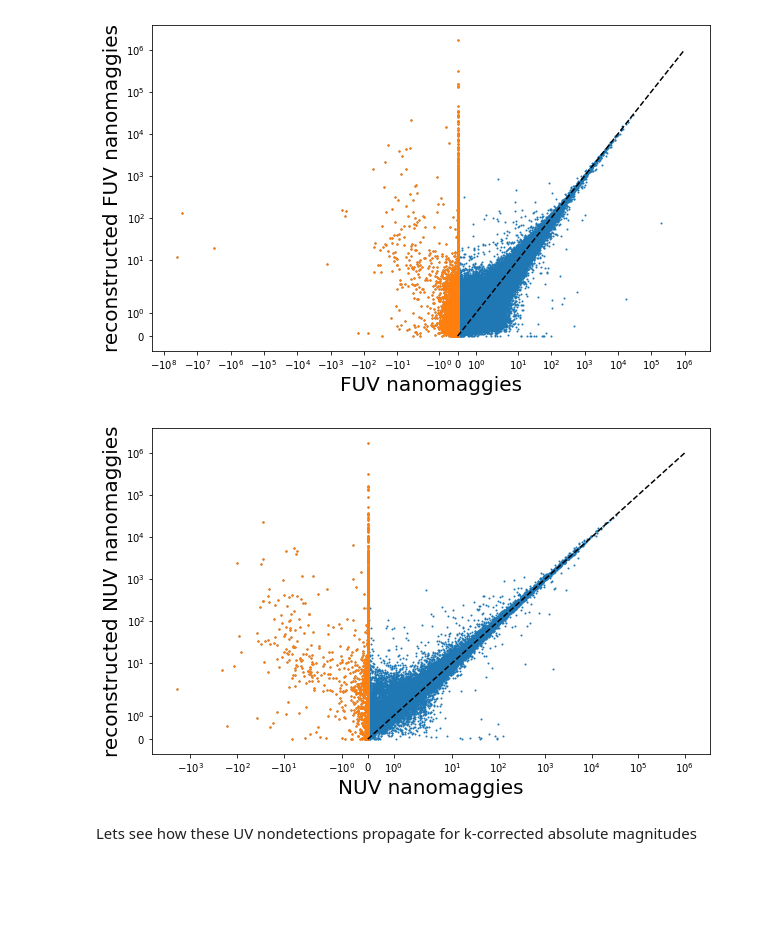
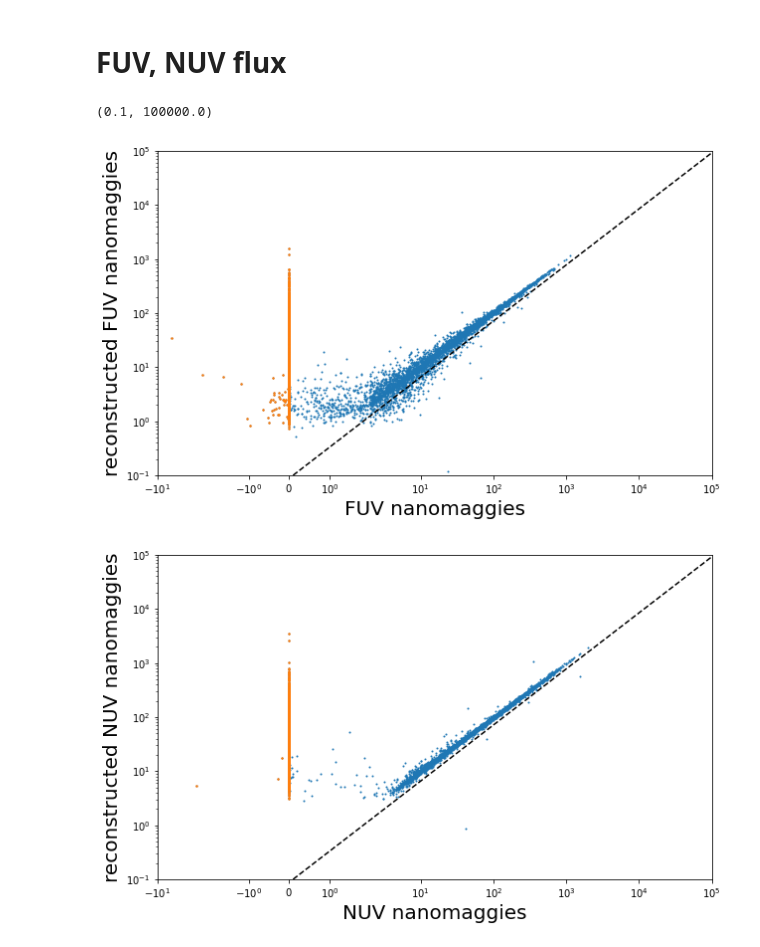
Before and after one commit to IQcollaboratory/galpopFM, a Jupyter notebook: nb/sdss_uv.ipynb, the cells around one changed output. Saved outputs shown, nothing was run; the diff lists cells and outputs as text; code cells hidden in the pictures; blank space fills up the shorter version.

```diff
--- a/nb/sdss_uv.ipynb
+++ b/nb/sdss_uv.ipynb
@@ -15,28 +10,40 @@ nmgy_fuv, nmgy_nuv = nsa.data['NMGY'][:,0], nsa.data['NMGY'][:,1]
+# %%
+sdss = Catalog('tinker')
+# %%
+# absolute magnitudes
+abs_fuv, abs_nuv, _, abs_g, abs_r, _, _ = sdss.data['NSA_ABSMAG'].T
+# %%
+nmgy_fuv, nmgy_nuv = sdss.data['NSA_NMGY'][:,0], sdss.data['NSA_NMGY'][:,1]
 # %%
 # reconstructed nanomaggies from k-correct
-rnmgy_fuv, rnmgy_nuv = nsa.data['RNMGY'][:,0], nsa.data['RNMGY'][:,1]
+rnmgy_fuv, rnmgy_nuv = sdss.data['NSA_RNMGY'][:,0], sdss.data['NSA_RNMGY'][:,1]
+# %% [markdown]
+# FUV, NUV flux
 # %%
 fig = plt.figure(figsize=(10,6))
 sub = fig.add_subplot(111)
-sub.scatter(nmgy_fuv, rnmgy_fuv, c='C0', s=1)
-sub.scatter(nmgy_fuv[nmgy_fuv <= 0], rnmgy_fuv[nmgy_fuv <= 0], c='C1', s=2)
-sub.plot([0, 1e6], [0, 1e6], c='k', ls='--')
+sub.scatter(nmgy_fuv[abs_r < -20], rnmgy_fuv[abs_r < -20], c='C0', s=1)
+sub.scatter(nmgy_fuv[(abs_r < -20) & (nmgy_fuv <= 0)], rnmgy_fuv[(abs_r < -20) & (nmgy_fuv <= 0)], c='C1', s=2)
+sub.plot([1e-1, 1e6], [1e-1, 1e6], c='k', ls='--')
 sub.set_xlabel('FUV nanomaggies', fontsize=20)
 sub.set_xscale('symlog')
+sub.set_xlim(-1e1, 1e5)
 sub.set_ylabel('reconstructed FUV nanomaggies', fontsize=20)
-sub.set_yscale('symlog')
+sub.set_yscale('log')
+sub.set_ylim(1e-1, 1e5)
 
 fig = plt.figure(figsize=(10,6))
 sub = fig.add_subplot(111)
-sub.scatter(nmgy_nuv, rnmgy_nuv, c='C0', s=1)
-sub.scatter(nmgy_nuv[nmgy_nuv <= 0], rnmgy_nuv[nmgy_nuv <= 0], c='C1', s=2)
-sub.plot([0, 1e6], [0, 1e6], c='k', ls='--')
+sub.scatter(nmgy_nuv[abs_r < -20], rnmgy_nuv[abs_r < -20], c='C0', s=1)
+sub.scatter(nmgy_nuv[(abs_r < -20) & (nmgy_nuv <= 0)], rnmgy_nuv[(abs_r < -20) & (nmgy_nuv <= 0)], c='C1', s=2)
+sub.plot([1e-1, 1e6], [1e-1, 1e6], c='k', ls='--')
 sub.set_xlabel('NUV nanomaggies', fontsize=20)
 sub.set_xscale('symlog')
+sub.set_xlim(-1e1, 1e5)
 sub.set_ylabel('reconstructed NUV nanomaggies', fontsize=20)
-sub.set_yscale('symlog')
+sub.set_yscale('log')
+sub.set_ylim(1e-1, 1e5)
 # %% [output]
+(0.1, 100000.0)
-[figure, old version]
+[figure, new version]
-[figure, old version]
+[figure, new version]
-# %% [markdown]
-Lets see how these UV nondetections propagate for k-corrected absolute magnitudes
```
Also changed, not shown: parts of 28 cells of this notebook.
